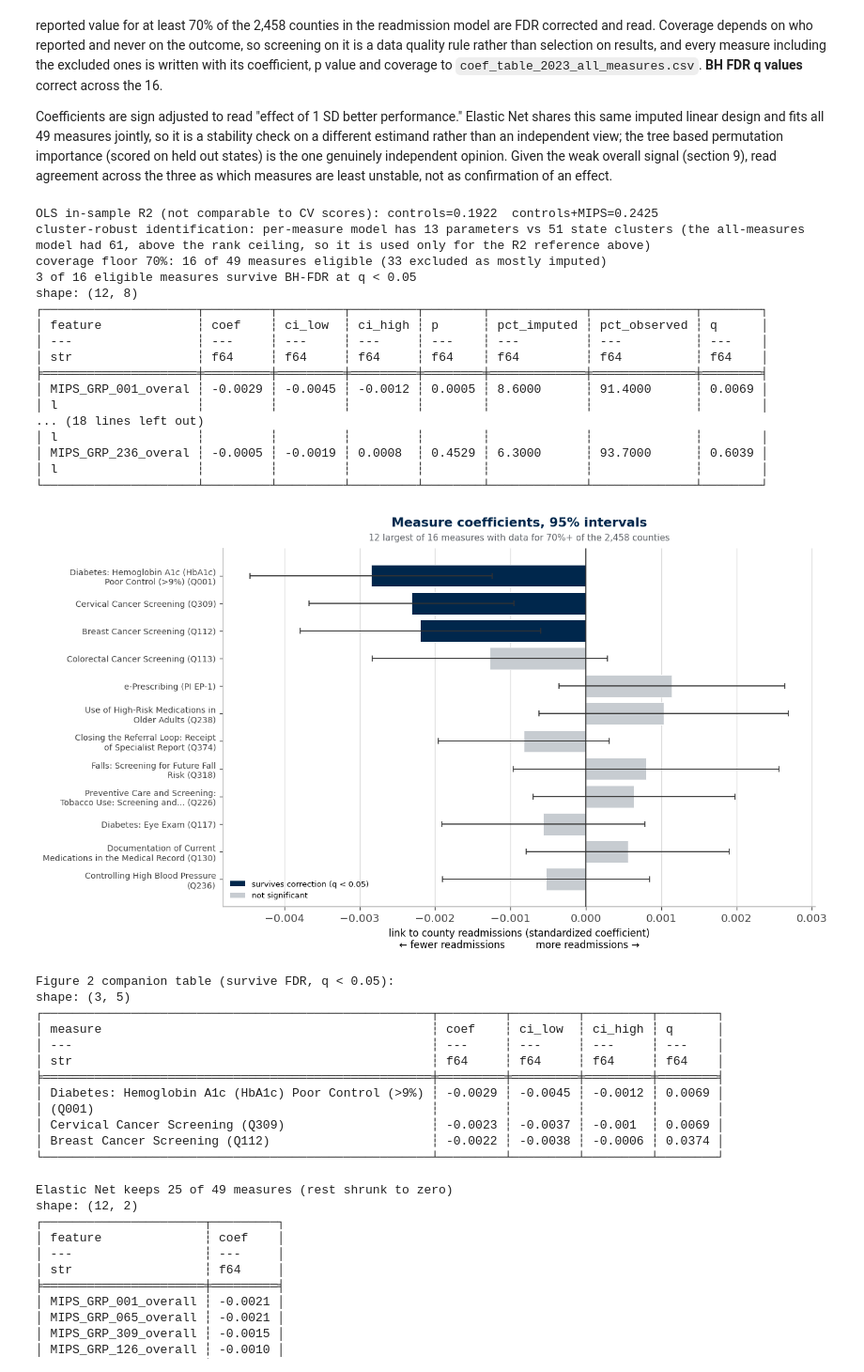
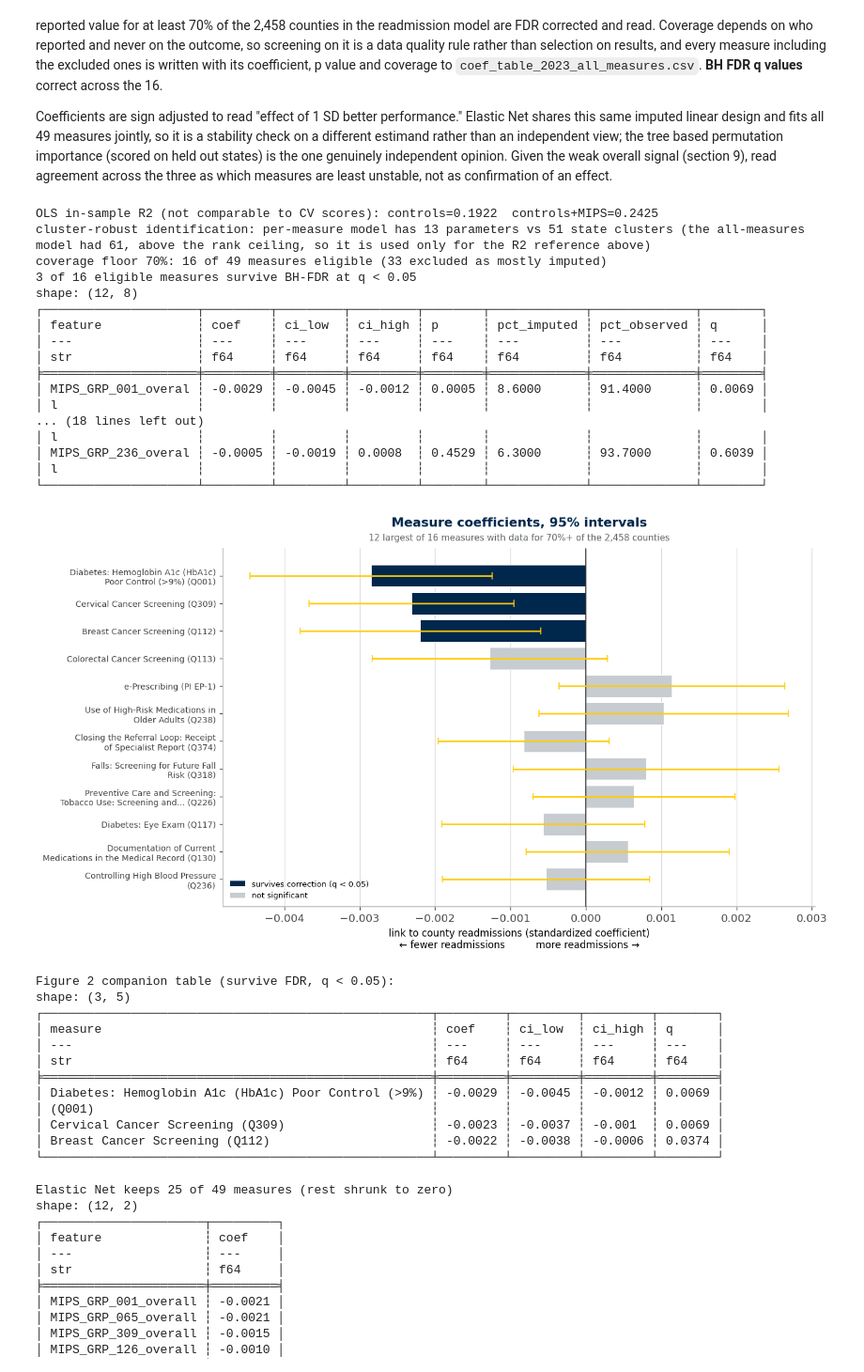
Before and after one commit to memckay/mads-capstone, a Jupyter notebook: notebooks/04_supervised_learning.ipynb, the cells around one changed output. Shown at 94% size. Cells and saved outputs as stored; diff of their text form; code cells hidden in the pictures.

```diff
--- a/notebooks/04_supervised_learning.ipynb
+++ b/notebooks/04_supervised_learning.ipynb
@@ -1059,8 +1059,10 @@ fig, ax = plt.subplots(figsize=(11.5, 6.5))
 colors = [BLUE if sig[i] else "#c7ccd1" for i in range(top.height)]
 ax.barh(ypos, coef, color=colors, edgecolor="white", linewidth=0.6, zorder=3)
 # the interval is the point of this figure, so draw it rather than only computing it
+# maize reads against both the navy and the grey bars; a dark whisker vanished
+# inside the navy ones
 ax.errorbar(coef, ypos, xerr=np.vstack([coef - ci_low, ci_high - coef]),
-            fmt="none", ecolor="#333333", elinewidth=1.1, capsize=3, zorder=5)
+            fmt="none", ecolor=MAIZE, elinewidth=1.6, capsize=3.5, zorder=5)
 ax.axvline(0, color="#333333", linewidth=1, zorder=4)
 ax.set_yticks(ypos, ylabels, fontsize=8.5)
 ax.set_xlabel("link to county readmissions (standardized coefficient)\n"
@@ -1086,34 +1088,34 @@ fig2_table = (
     coef_tbl.filter(pl.col("q") < 0.05)
     .select(
         pl.col("feature").map_elements(measure_label, return_dtype=pl.String).alias("measure"),
         pl.col("coef").round(4).alias("coef"),
         pl.col("ci_low").round(4).alias("ci_low"),
         pl.col("ci_high").round(4).alias("ci_high"),
         pl.col("q").round(4).alias("q"),
     )
 )
 print("Figure 2 companion table (survive FDR, q < 0.05):")
 with pl.Config(fmt_str_lengths=90, tbl_rows=12):
     print(fig2_table)
 # %% [output]
 OLS in-sample R2 (not comparable to CV scores): controls=0.1922  controls+MIPS=0.2425
 cluster-robust identification: per-measure model has 13 parameters vs 51 state clusters (the all-measures model had 61, above the rank ceiling, so it is used only for the R2 reference above)
 coverage floor 70%: 16 of 49 measures eligible (33 excluded as mostly imputed)
 3 of 16 eligible measures survive BH-FDR at q < 0.05
 shape: (12, 8)
 ┌─────────────────────┬─────────┬─────────┬─────────┬────────┬─────────────┬──────────────┬────────┐
 │ feature             ┆ coef    ┆ ci_low  ┆ ci_high ┆ p      ┆ pct_imputed ┆ pct_observed ┆ q      │
 │ ---                 ┆ ---     ┆ ---     ┆ ---     ┆ ---    ┆ ---         ┆ ---          ┆ ---    │
 │ str                 ┆ f64     ┆ f64     ┆ f64     ┆ f64    ┆ f64         ┆ f64          ┆ f64    │
 ╞═════════════════════╪═════════╪═════════╪═════════╪════════╪═════════════╪══════════════╪════════╡
 │ MIPS_GRP_001_overal ┆ -0.0029 ┆ -0.0045 ┆ -0.0012 ┆ 0.0005 ┆ 8.6000      ┆ 91.4000      ┆ 0.0069 │
 │ l                   ┆         ┆         ┆         ┆        ┆             ┆              ┆        │
 ... (18 lines left out)
 │ l                   ┆         ┆         ┆         ┆        ┆             ┆              ┆        │
 │ MIPS_GRP_236_overal ┆ -0.0005 ┆ -0.0019 ┆ 0.0008  ┆ 0.4529 ┆ 6.3000      ┆ 93.7000      ┆ 0.6039 │
 │ l                   ┆         ┆         ┆         ┆        ┆             ┆              ┆        │
 └─────────────────────┴─────────┴─────────┴─────────┴────────┴─────────────┴──────────────┴────────┘
-[figure, old version]
+[figure, new version]
 Figure 2 companion table (survive FDR, q < 0.05):
 shape: (3, 5)
 ┌─────────────────────────────────────────────────────┬─────────┬─────────┬─────────┬────────┐
```
Also changed, not shown: 3 other files.
